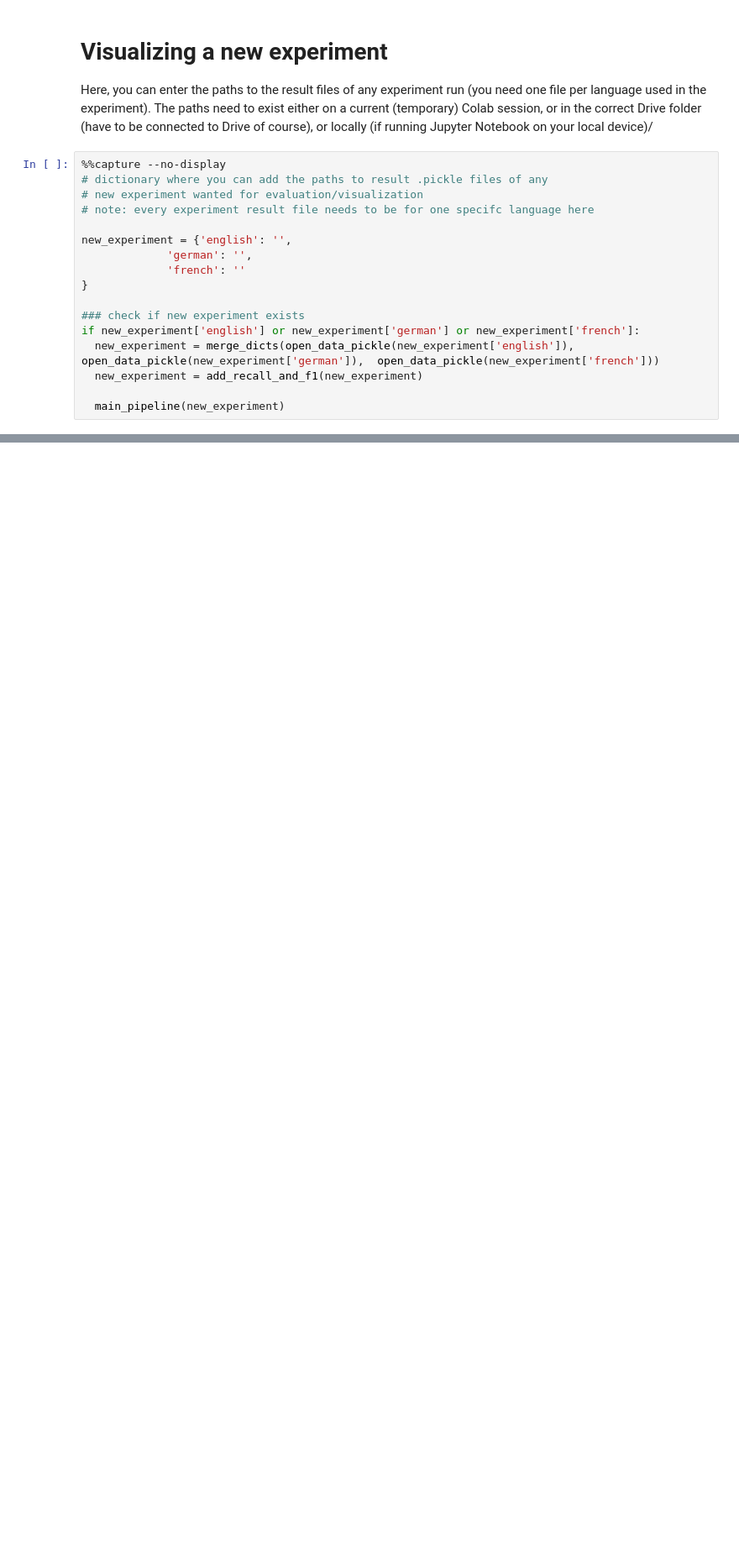
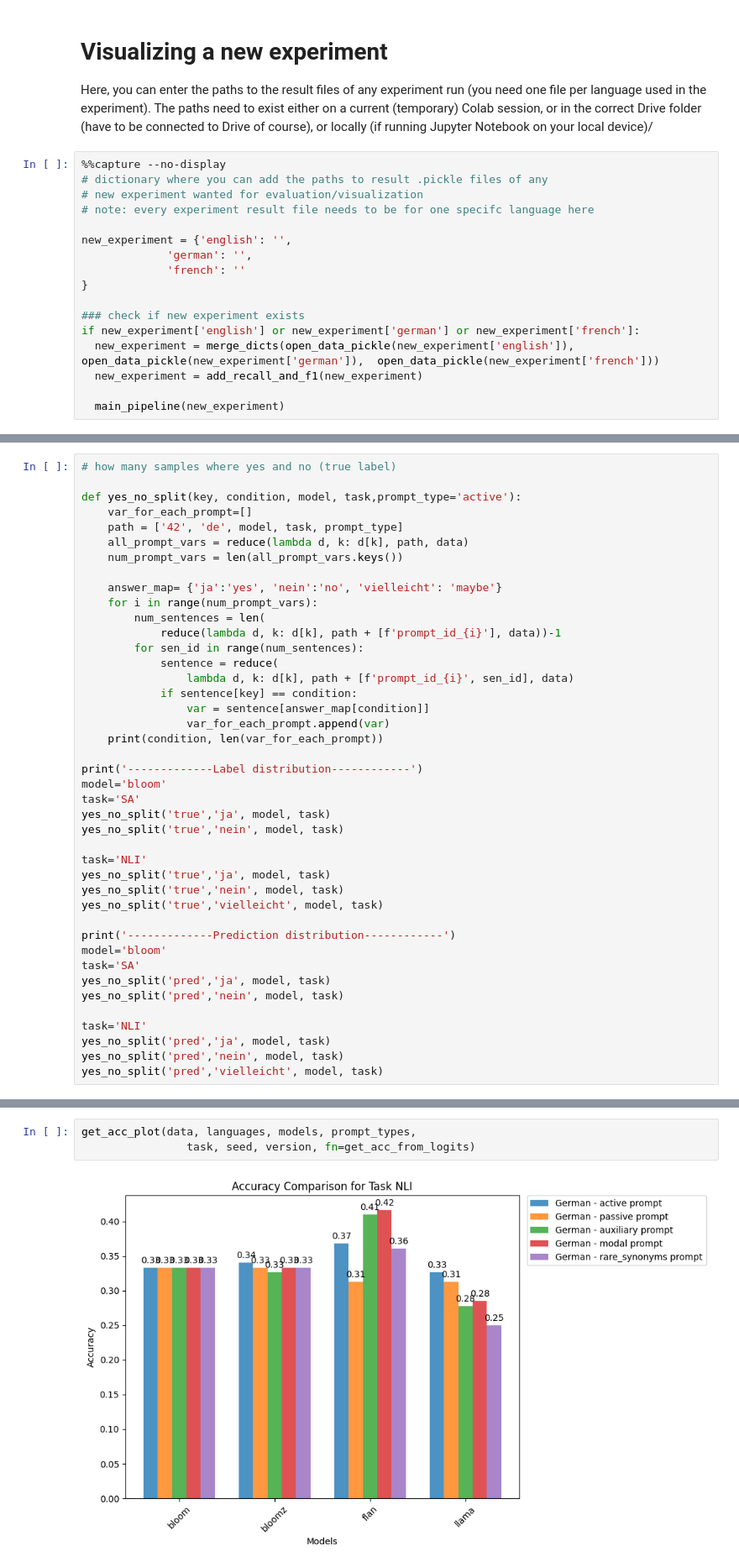
Before and after one commit to afra-baas/ATCS_group3, a Jupyter notebook: Results_analysis.ipynb, the cells around one changed output, grey strips where cells are left out. Shown at 84% size. Drawn from its saved outputs; the diff is of its cells as text; blank space fills up the shorter version.

```diff
--- a/Results_analysis.ipynb
+++ b/Results_analysis.ipynb
@@ -1208,0 +2070,42 @@ main_pipeline(main_experiment)
+# %%
+# how many samples where yes and no (true label)
+
+def yes_no_split(key, condition, model, task,prompt_type='active'):
+    var_for_each_prompt=[]
+    path = ['42', 'de', model, task, prompt_type]
+    all_prompt_vars = reduce(lambda d, k: d[k], path, data)
+    num_prompt_vars = len(all_prompt_vars.keys())
+
+    answer_map= {'ja':'yes', 'nein':'no', 'vielleicht': 'maybe'}
+    for i in range(num_prompt_vars):
+        num_sentences = len(
+            reduce(lambda d, k: d[k], path + [f'prompt_id_{i}'], data))-1
+        for sen_id in range(num_sentences):
+            sentence = reduce(
+                lambda d, k: d[k], path + [f'prompt_id_{i}', sen_id], data)
+            if sentence[key] == condition:
+                var = sentence[answer_map[condition]]
+                var_for_each_prompt.append(var)
+    print(condition, len(var_for_each_prompt))
+
+print('-------------Label distribution------------')
+model='bloom'
+task='SA'
+yes_no_split('true','ja', model, task)
+yes_no_split('true','nein', model, task)
+
+task='NLI'
+yes_no_split('true','ja', model, task)
+yes_no_split('true','nein', model, task)
+yes_no_split('true','vielleicht', model, task)
+
+print('-------------Prediction distribution------------')
+model='bloom'
+task='SA'
+yes_no_split('pred','ja', model, task)
+yes_no_split('pred','nein', model, task)
+
+task='NLI'
+yes_no_split('pred','ja', model, task)
+yes_no_split('pred','nein', model, task)
+yes_no_split('pred','vielleicht', model, task)
@@ -1208,0 +2125,5 @@ main_pipeline(main_experiment)
+# %%
+get_acc_plot(data, languages, models, prompt_types,
+                task, seed, version, fn=get_acc_from_logits)
+# %% [output]
+[figure, added]
```
Also changed, not shown: parts of 37 cells of this notebook.
